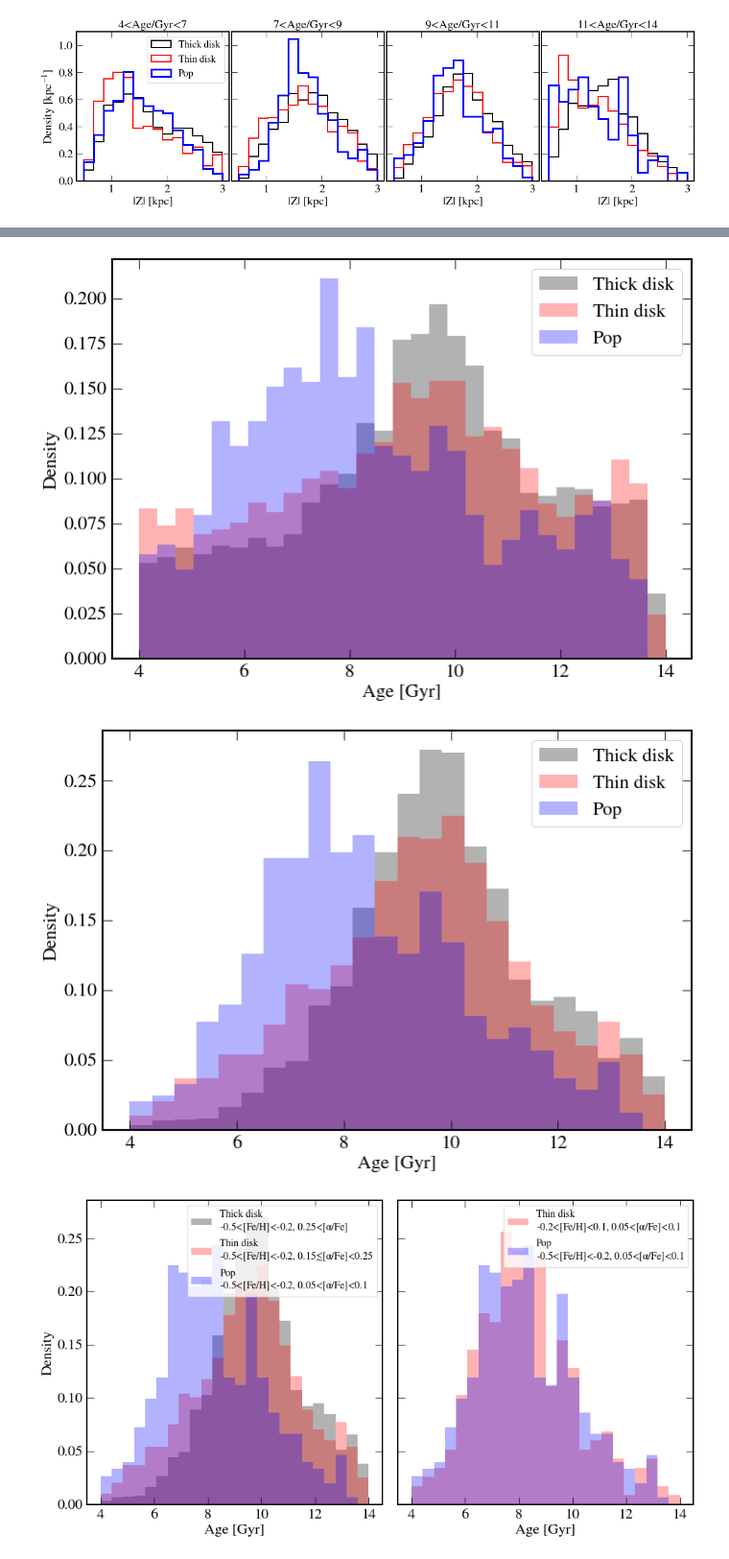
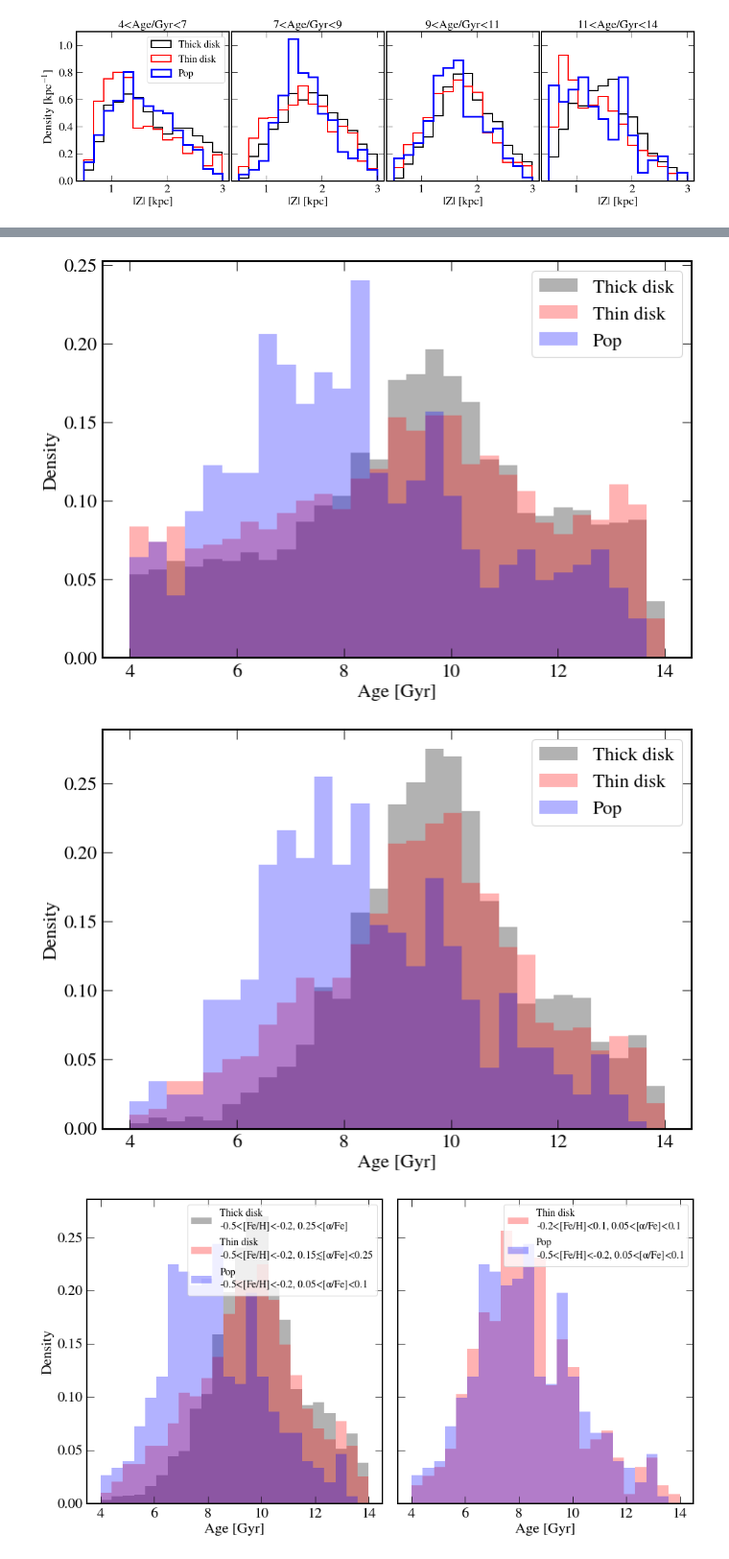
Before and after one commit to abonaca/mw_timing, a Jupyter notebook: notebooks/properties_noageprior.ipynb, the cells around one changed output, grey strips where cells are left out. Shown at 96% size. Drawn from its saved outputs; the diff is of its cells as text; code cells hidden in the pictures.

Commit message:
low alpha blob

```diff
--- a/notebooks/properties_noageprior.ipynb
+++ b/notebooks/properties_noageprior.ipynb
@@ -142,19 +153,19 @@ plt.savefig('../plots/z_byage.png')
 # %%
 agebins = np.linspace(4,14,30)
 plt.figure(figsize=(10,7))
 plt.hist(10**t['logAge'][ind_thick]*1e-9, bins=agebins, color='k', alpha=0.3, density=True, label='Thick disk')
 plt.hist(10**t['logAge'][ind_thin]*1e-9, bins=agebins, color='r', alpha=0.3, density=True, label='Thin disk')
-plt.hist(10**t['logAge'][ind_trap]*1e-9, bins=agebins, color='b', alpha=0.3, density=True, label='Pop')
+plt.hist(10**t['logAge'][ind_rect]*1e-9, bins=agebins, color='b', alpha=0.3, density=True, label='Pop')
 # plt.hist(t['eccen_pot1'][ind_rect], bins=ebins, color='b', alpha=0.3, density=True)
 
 plt.legend()
 plt.xlabel('Age [Gyr]')
 plt.ylabel('Density')
 plt.tight_layout()
 # %% [output]
-[figure, old version]
+[figure, new version]
 # %%
-agebins = np.linspace(4,14,25)
+agebins = np.linspace(4,14,30)
 ind_safeage = (t['logg']>3.8) & (t['logg']<4.3)
 plt.figure(figsize=(10,7))
 plt.hist(10**t['logAge'][ind_thick & ind_safeage]*1e-9, bins=agebins, color='k', alpha=0.3, density=True, label='Thick disk')
@@ -168,7 +179,7 @@ plt.xlabel('Age [Gyr]')
 plt.ylabel('Density')
 plt.tight_layout()
 # %% [output]
-[figure, old version]
+[figure, new version]
 # %%
 agebins = np.linspace(4,14,25)
 ind_safeage = (t['logg']>3.8) & (t['logg']<4.3)
```
Also changed, not shown: parts of 4 cells of this notebook.
